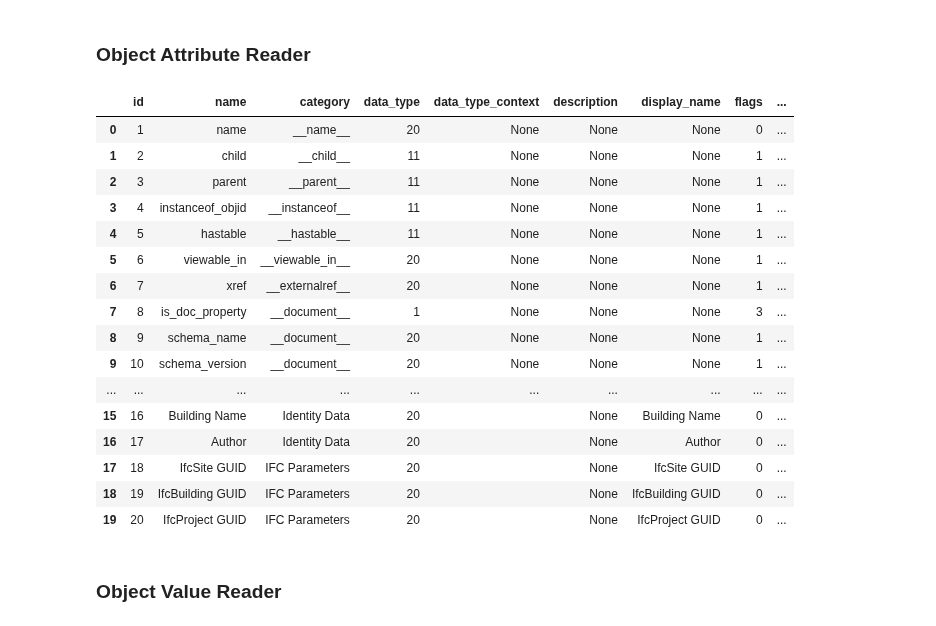
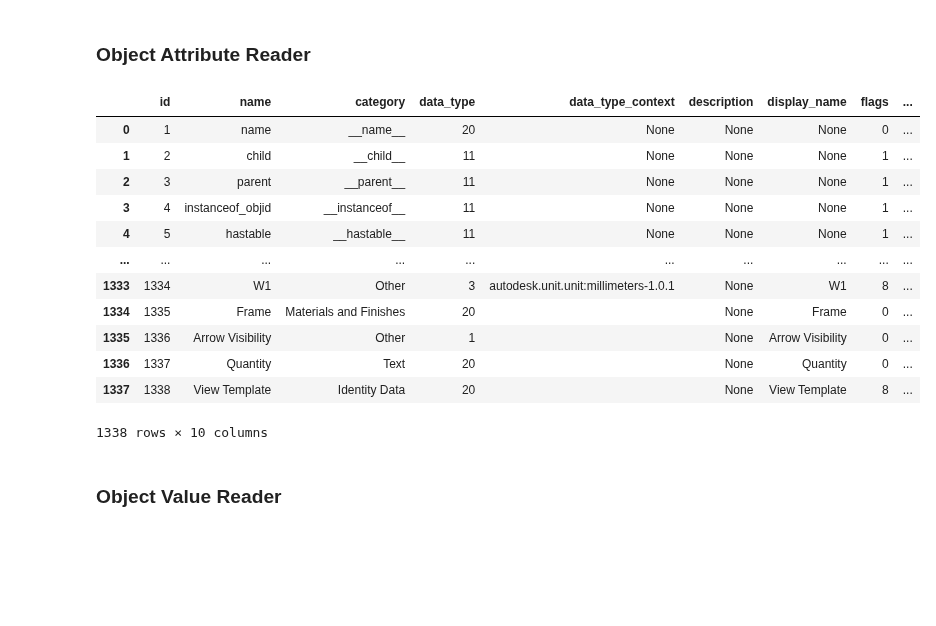
Before and after one commit to chuongmep/aps-toolkit, a Jupyter notebook: APSToolkitPython/Tutorials/Database.ipynb, the cells around one changed output. Drawn from its saved outputs; the diff is of its cells as text; code cells hidden in the pictures; blank space fills up the shorter version.

```diff
--- a/APSToolkitPython/Tutorials/Database.ipynb
+++ b/APSToolkitPython/Tutorials/Database.ipynb
@@ -114,27 +58,21 @@ data_objects_id.head(20)
 # %% [markdown]
 ### Object Attribute Reader
-# %%
-# Read data from _objects_attr
-data_objects_id = pd.read_sql_query("SELECT * FROM _objects_attr", conn)
-data_objects_id.head(20)
-# %% [output]
-|  | id | name | category | data_type | data_type_context | description | display_name | flags | ... |
-| 0 | 1 | name | __name__ | 20 | None | None | None | 0 | ... |
-| 1 | 2 | child | __child__ | 11 | None | None | None | 1 | ... |
-| 2 | 3 | parent | __parent__ | 11 | None | None | None | 1 | ... |
-| 3 | 4 | instanceof_objid | __instanceof__ | 11 | None | None | None | 1 | ... |
-| 4 | 5 | hastable | __hastable__ | 11 | None | None | None | 1 | ... |
-| 5 | 6 | viewable_in | __viewable_in__ | 20 | None | None | None | 1 | ... |
-| 6 | 7 | xref | __externalref__ | 20 | None | None | None | 1 | ... |
-| 7 | 8 | is_doc_property | __document__ | 1 | None | None | None | 3 | ... |
-| 8 | 9 | schema_name | __document__ | 20 | None | None | None | 1 | ... |
-| 9 | 10 | schema_version | __document__ | 20 | None | None | None | 1 | ... |
-| ... | ... | ... | ... | ... | ... | ... | ... | ... | ... |
-| 15 | 16 | Building Name | Identity Data | 20 |  | None | Building Name | 0 | ... |
-| 16 | 17 | Author | Identity Data | 20 |  | None | Author | 0 | ... |
-| 17 | 18 | IfcSite GUID | IFC Parameters | 20 |  | None | IfcSite GUID | 0 | ... |
-| 18 | 19 | IfcBuilding GUID | IFC Parameters | 20 |  | None | IfcBuilding GUID | 0 | ... |
-| 19 | 20 | IfcProject GUID | IFC Parameters | 20 |  | None | IfcProject GUID | 0 | ... |
+# %%
+db.execute_query("SELECT * FROM _objects_attr")
+# %% [output]
+|  | id | name | category | data_type | data_type_context | description | display_name | flags | ... |
+| 0 | 1 | name | __name__ | 20 | None | None | None | 0 | ... |
+| 1 | 2 | child | __child__ | 11 | None | None | None | 1 | ... |
+| 2 | 3 | parent | __parent__ | 11 | None | None | None | 1 | ... |
+| 3 | 4 | instanceof_objid | __instanceof__ | 11 | None | None | None | 1 | ... |
+| 4 | 5 | hastable | __hastable__ | 11 | None | None | None | 1 | ... |
+| ... | ... | ... | ... | ... | ... | ... | ... | ... | ... |
+| 1333 | 1334 | W1 | Other | 3 | autodesk.unit.unit:millimeters-1.0.1 | None | W1 | 8 | ... |
+| 1334 | 1335 | Frame | Materials and Finishes | 20 |  | None | Frame | 0 | ... |
+| 1335 | 1336 | Arrow Visibility | Other | 1 |  | None | Arrow Visibility | 0 | ... |
+| 1336 | 1337 | Quantity | Text | 20 |  | None | Quantity | 0 | ... |
+| 1337 | 1338 | View Template | Identity Data | 20 |  | None | View Template | 8 | ... |
+1338 rows × 10 columns
 # %% [markdown]
 ### Object Value Reader
 # %%
```
Also changed, not shown: parts of 22 cells of this notebook, 6 other files.
